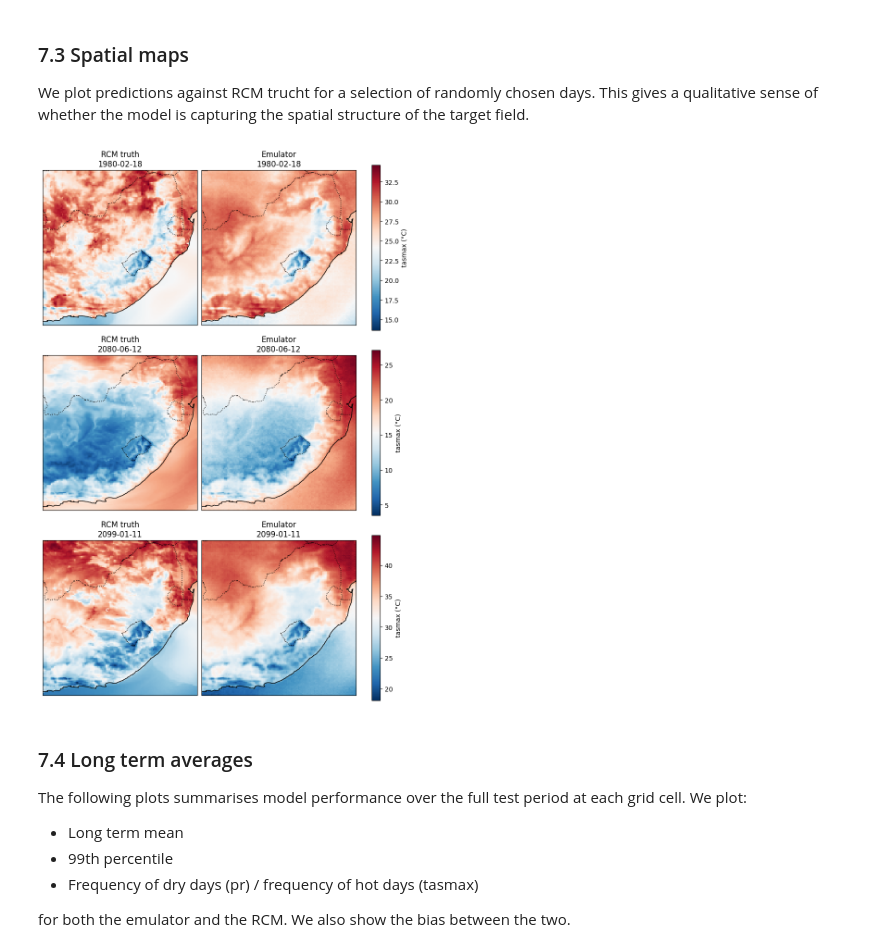
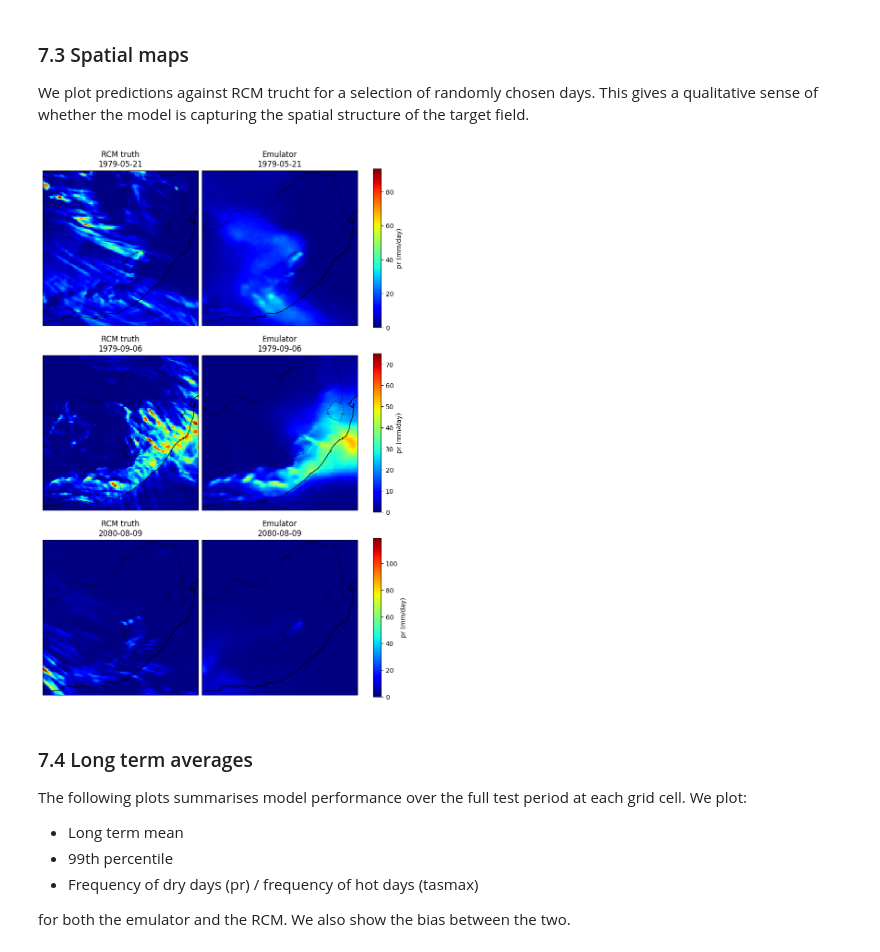
Before and after one commit to MetOffice/ai4c_hackathon, a Jupyter notebook: notebooks/unet_tutorial.ipynb, the cells around one changed output. Cells and saved outputs as stored; diff of their text form; code cells hidden in the pictures.

```diff
--- a/notebooks/unet_tutorial.ipynb
+++ b/notebooks/unet_tutorial.ipynb
@@ -50,0 +54,8 @@ from matplotlib.patches import Rectangle
+# %%
+# Enter your username below
+username = 'jar212'
+
+ai4c_user_dir = pathlib.Path('/gws/ssde/j25a/mmh_storage/ai4c_user')
+user_unet_path = ai4c_user_dir / username / 'unet'
+user_unet_path.mkdir(parents=True, exist_ok=True)
+print(f'Outputs will be saved to: {user_unet_path}')
@@ -218,8 +231,8 @@ ds_tgt.close()
 
 We create an output directory to store the normalisation stats (used to transform data before inputing into the model and for converting model outputs back to physical units), the trained model weights and predictions made during inference.
 # %%
-# Specify directory where outputs will be stored (normalisation stats, alphas, betas, model)
-output_dir = pathlib.Path('/gws/nopw/j04/mohc_shared/users/jar212/cordexbench/outputs')
+# Directory where outputs will be stored (normalisation stats, alphas, betas, model)
+output_dir = user_unet_path / 'outputs'
 output_dir.mkdir(parents=True, exist_ok=True)
 
 normalisation_stats_path = output_dir / 'normalisation_stats.json'
@@ -1529,7 +1533,7 @@ We now evaluate the model predictions against the RCM truth using a range of dia
 
 Load the predictions from file so the evaluation can be run independently of the inference step.
 # %%
-predictions_data_path = '/gws/nopw/j04/mohc_shared/users/jar212/cordexbench/outputs/predictions.nc'
+predictions_data_path = output_file
 ds_predictions = xr.open_dataset(predictions_data_path)
 
 print(ds_predictions)
@@ -1640,35 +1644,35 @@ def plot_random_day_comparison(
         constrained_layout=True,
     )
 
     for i, t in enumerate(selected_times):
         date_str = np.datetime_as_string(t, unit="D")
         da_target = ds_predictions[f"target_{target}"].sel(time=t)
         da_pred   = ds_predictions[f"pred_{target}"].sel(time=t)
 
         vmax = float(np.nanmax([da_target.values, da_pred.values]))
 
         for ax, da, title in zip(
             [axes[i, 0], axes[i, 1]],
             [da_target, da_pred],
             ["RCM truth", "Emulator"],
         ):
             im = da.plot(
                 ax=ax, cmap=cmap, transform=ccrs.PlateCarree(),
                 vmin=vmin, vmax=vmax, add_colorbar=False,
             )
             ax.coastlines(resolution="10m")
             ax.add_feature(cfeature.BORDERS, linestyle=":")
             ax.set_title(f"{title}\n{date_str}")
 
         fig.colorbar(im, ax=axes[i, :], orientation="vertical", label=f"{target} ({unit_label})")
 
     plt.show()
 
 
 # Usage
-plot_random_day_comparison(ds_predictions, target="tasmax", n_days=3, seed=42, cmap="RdBu_r")
+plot_random_day_comparison(ds_predictions, target="pr", n_days=3, seed=3, cmap="jet")
 # %% [output]
-[figure, old version]
+[figure, new version]
 # %% [markdown]
 ### 7.4 Long term averages
 
```
Also changed, not shown: parts of 14 cells of this notebook, 1 other file.
